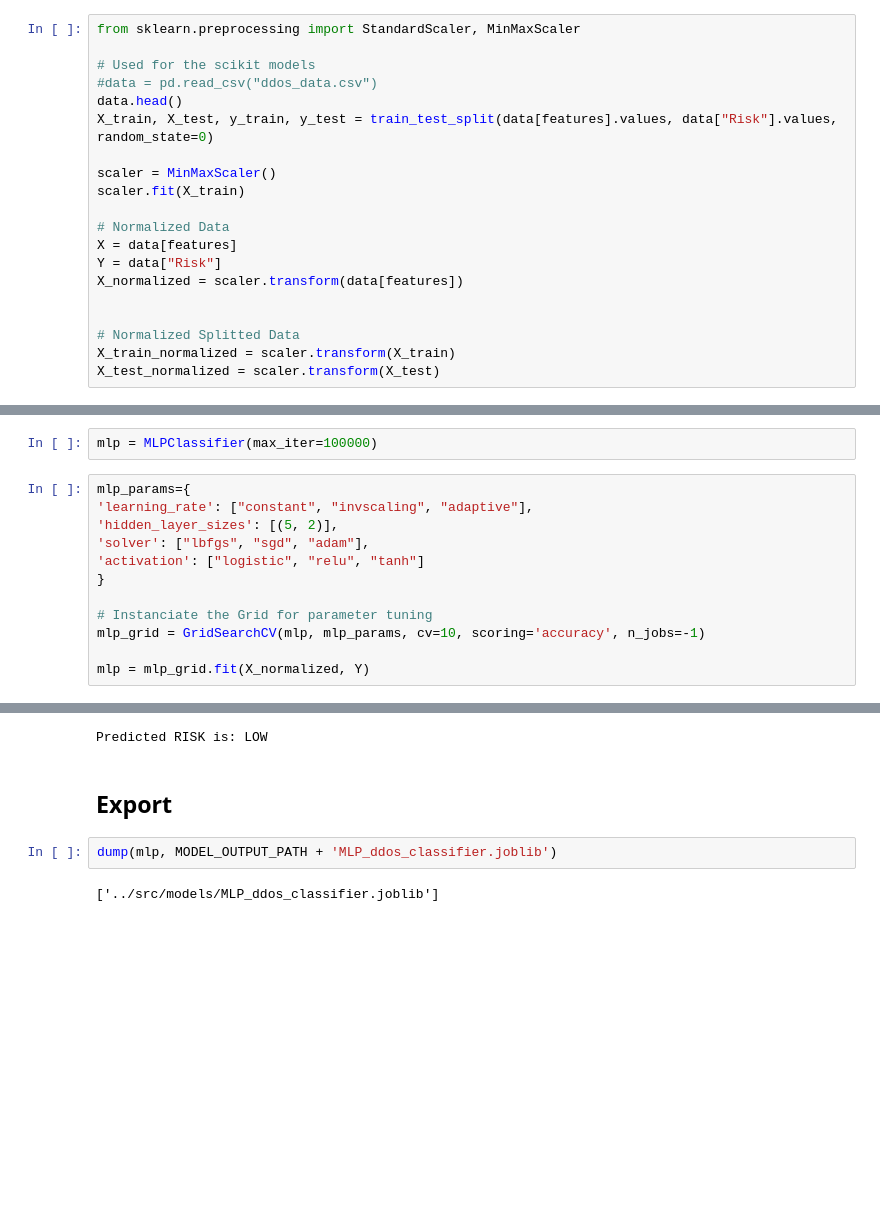
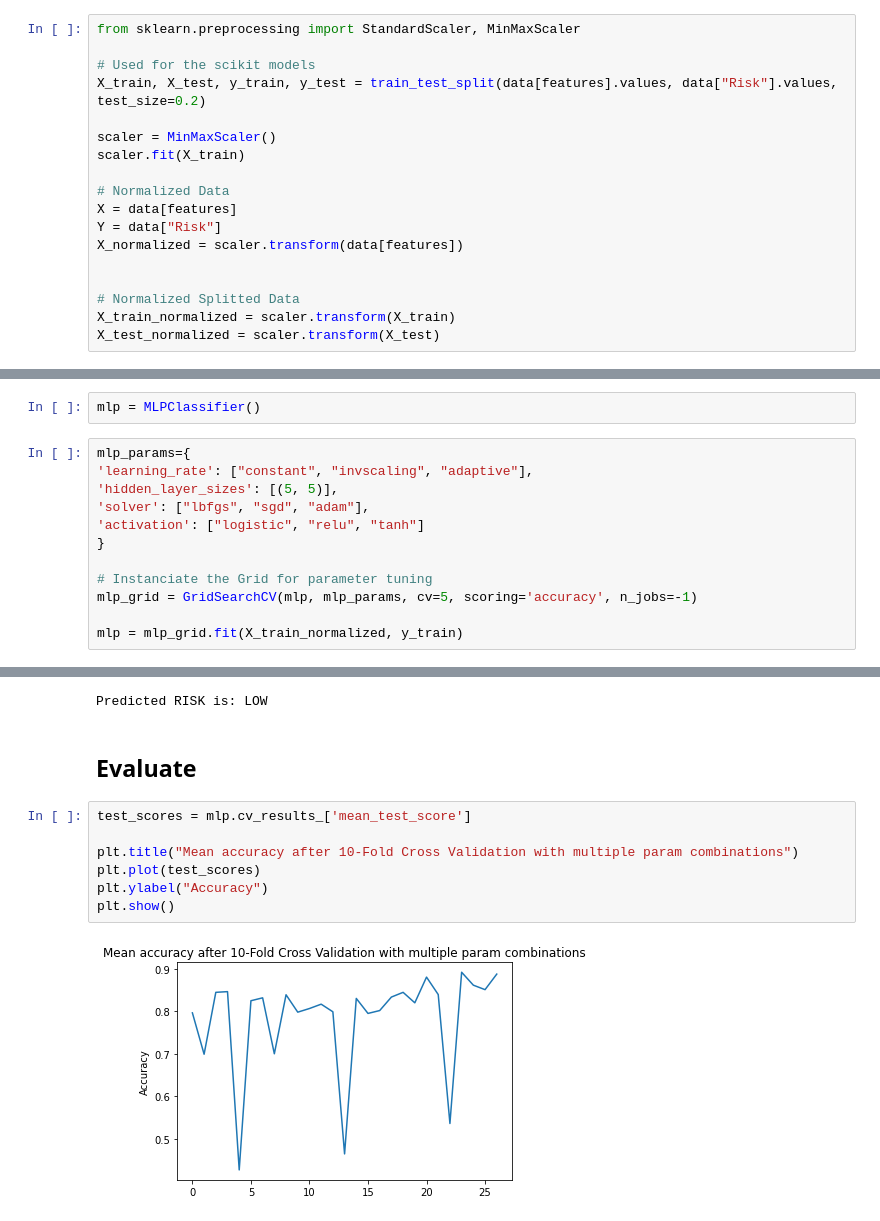
Before and after one commit to Sulasdeli/SecRiskAI, a Jupyter notebook: ml_decision_server/notebooks/ddos_train_evaluate_export_model.ipynb, the cells around one changed output, grey strips where cells are left out. Drawn from its saved outputs; the diff is of its cells as text; blank space fills up the shorter version.

Commit message:
ddos model improvements

```diff
--- a/ml_decision_server/notebooks/ddos_train_evaluate_export_model.ipynb
+++ b/ml_decision_server/notebooks/ddos_train_evaluate_export_model.ipynb
@@ -146,9 +143,7 @@ data.head()
 from sklearn.preprocessing import StandardScaler, MinMaxScaler
 
 # Used for the scikit models
-#data = pd.read_csv("ddos_data.csv")
-data.head()
-X_train, X_test, y_train, y_test = train_test_split(data[features].values, data["Risk"].values, random_state=0)
+X_train, X_test, y_train, y_test = train_test_split(data[features].values, data["Risk"].values, test_size=0.2)
 
 scaler = MinMaxScaler()
 scaler.fit(X_train)
@@ -176,19 +171,19 @@ array([1.66666667e-01, 2.50000000e-01, 6.47020117e-07, 2.04081633e-02,
 # %%
 from sklearn.neural_network import MLPClassifier
 # %%
-mlp = MLPClassifier(max_iter=100000)
+mlp = MLPClassifier()
 # %%
 mlp_params={
 'learning_rate': ["constant", "invscaling", "adaptive"],
-'hidden_layer_sizes': [(5, 2)],
+'hidden_layer_sizes': [(5, 5)],
 'solver': ["lbfgs", "sgd", "adam"],
 'activation': ["logistic", "relu", "tanh"]
 }
 
 # Instanciate the Grid for parameter tuning
-mlp_grid = GridSearchCV(mlp, mlp_params, cv=10, scoring='accuracy', n_jobs=-1)
+mlp_grid = GridSearchCV(mlp, mlp_params, cv=5, scoring='accuracy', n_jobs=-1)
 
-mlp = mlp_grid.fit(X_normalized, Y)
+mlp = mlp_grid.fit(X_train_normalized, y_train)
 # %%
 print(mlp.best_estimator_)
 print(mlp.best_params_)
@@ -207,9 +202,14 @@ predicted_risk = mlp.predict(scaler.transform([[4, 0, 57879, 1, 6, 4947796, 0, 0
 print("Predicted RISK is: " + prediction_result_mapping[predicted_risk])
 # %% [output]
 Predicted RISK is: LOW
-# %% [markdown]
-## Export
-# %%
-dump(mlp, MODEL_OUTPUT_PATH + 'MLP_ddos_classifier.joblib')
-# %% [output]
-['../src/models/MLP_ddos_classifier.joblib']
+# %% [markdown]
+## Evaluate
+# %%
+test_scores = mlp.cv_results_['mean_test_score']
+
+plt.title("Mean accuracy after 10-Fold Cross Validation with multiple param combinations")
+plt.plot(test_scores)
+plt.ylabel("Accuracy")
+plt.show()
+# %% [output]
+[figure, added]
```
Also changed, not shown: parts of 13 cells of this notebook, 6 other files.
